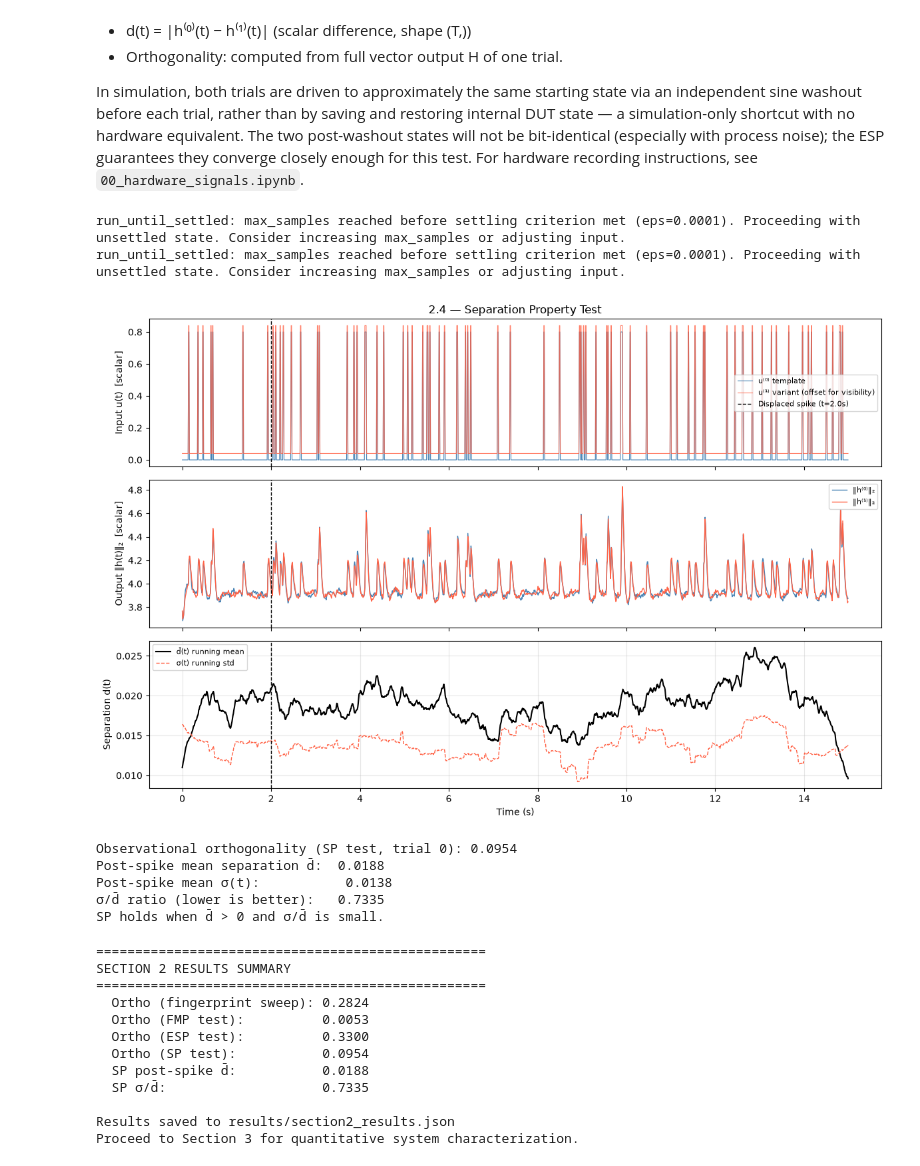
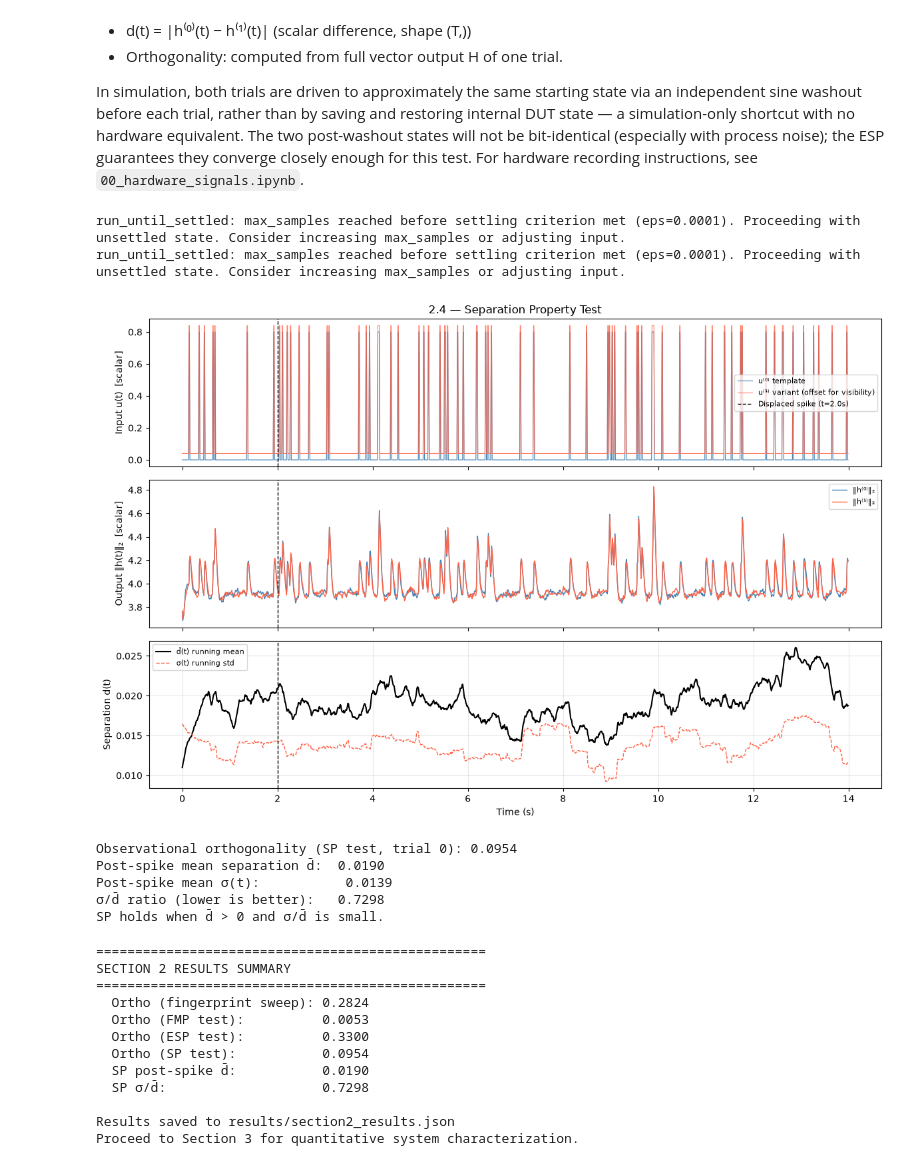
Before and after one commit to vs65497/PRC_SysID_Toolkit, a Jupyter notebook: 02_system_identification.ipynb, the cells around one changed output. Saved outputs shown, nothing was run; the diff lists cells and outputs as text; code cells hidden in the pictures.

```diff
--- a/02_system_identification.ipynb
+++ b/02_system_identification.ipynb
@@ -27,11 +28,14 @@ with open(os.path.join(RESULTS_DIR, "section1_results.json")) as f:
 
 V_SAFE     = s1["V_SAFE"]
 DUT_PARAMS = s1["DUT_params"]  # for Ag2S-NWN, use RECOMMENDED_PARAMS instead (see prc_toolkit.dut.ag2s_nwn)
+# DUT_PARAMS = RECOMMENDED_PARAMS  # Uncomment to switch to Ag2S-NWN
 
 print(f"Loaded V_safe = {V_SAFE:.3f} from Section 1 results.")
 
 # ── DUT selection: "liesn" (default), "ag2s_nwn", or "hardware" ─────────
 DUT_MODEL = "liesn"
+# DUT_MODEL = "ag2s_nwn"
+# DUT_MODEL = "hardware"
 
 # True whenever DUT_MODEL == "hardware" -- suppresses simulation-only
 # outputs (e.g. Column D of the visual fingerprint, unavailable on real
@@ -53,6 +57,8 @@ N_AMP_STEPS_FP     = 10    # Amplitude steps for the visual fingerprint sweep
 FP_SETTLE_PERIODS = 2      # Sine periods driven but discarded (let the transient settle)
 FP_RECORD_PERIODS = 3      # Sine periods recorded after settling
 
+N_TRIALS = 2   # hardcoded — the FMP/ESP test is designed for exactly 2 trials
+
 SETTLE_DURATION   = 10.0   # Seconds of settling input for FMP/ESP test
 PROBE_DURATION    = 10.0   # Seconds of near-zero DC probe after settling (FMP test)
 ESP_SWAP_DURATION = 10.0   # Seconds of u_C input for ESP observation
@@ -476,56 +498,69 @@ d_std  = np.array([
 t_sp = np.arange(len(u_template)) * DT
 t_spike_sec = SPIKE_IDX * DT
 
+# Trim the last `window` samples -- np.convolve's 'same' mode introduces a
+# boundary artifact there (d_mean collapses toward zero at the very end of
+# the series), which is not a real feature of the separation trajectory.
+trim = window
+t_plot   = t_sp[:-trim]
+d_plot   = d[:-trim]
+dm_plot  = d_mean[:-trim]
+ds_plot  = d_std[:-trim]
+u_template_plot = u_template[:-trim]
+u_variant_plot  = u_variant[:-trim]
+h0_scalar_plot  = h0_scalar[:-trim]
+h1_scalar_plot  = h1_scalar[:-trim]
+
 fig, axes = plt.subplots(3, 1, figsize=(12, 8), sharex=True)
 
 # Row 1: spike trains
-axes[0].plot(t_sp, u_template, color='steelblue', lw=0.8, label='u⁽⁰⁾ template')
-axes[0].plot(t_sp, u_variant + V_SAFE*0.05,  color='tomato',    lw=0.8,
+axes[0].plot(t_plot, u_template_plot, color='steelblue', lw=0.8, label='u⁽⁰⁾ template')
+axes[0].plot(t_plot, u_variant_plot + V_SAFE*0.05,  color='tomato',    lw=0.8,
              label='u⁽¹⁾ variant (offset for visibility)', alpha=0.8)
 axes[0].axvline(t_spike_sec, color='k', ls='--', lw=1, label=f'Displaced spike (t={t_spike_sec:.1f}s)')
 axes[0].set_ylabel("Input u(t)  [scalar]")
 axes[0].set_title("2.4 — Separation Property Test")
 axes[0].legend(fontsize=8)
 
 # Row 2: outputs
-axes[1].plot(t_sp, h0_scalar, color='steelblue', lw=1, label='‖h⁽⁰⁾‖₂')
-axes[1].plot(t_sp, h1_scalar, color='tomato',    lw=1, label='‖h⁽¹⁾‖₂')
+axes[1].plot(t_plot, h0_scalar_plot, color='steelblue', lw=1, label='‖h⁽⁰⁾‖₂')
+axes[1].plot(t_plot, h1_scalar_plot, color='tomato',    lw=1, label='‖h⁽¹⁾‖₂')
 axes[1].axvline(t_spike_sec, color='k', ls='--', lw=1)
 axes[1].set_ylabel("Output ‖h(t)‖₂  [scalar]")
 axes[1].legend(fontsize=8)
 
 # Row 3: separation d̄(t) and σ(t)
-axes[2].plot(t_sp, d_mean, color='k',      lw=1.5, label='d̄(t) running mean')
-axes[2].plot(t_sp, d_std,  color='tomato', lw=1.0, label='σ(t) running std', ls='--')
+axes[2].plot(t_plot, dm_plot, color='k',      lw=1.5, label='d̄(t) running mean')
+axes[2].plot(t_plot, ds_plot, color='tomato', lw=1.0, label='σ(t) running std', ls='--')
 axes[2].axvline(t_spike_sec, color='k', ls='--', lw=1)
 axes[2].set_xlabel("Time (s)")
 axes[2].set_ylabel("Separation d(t)")
 axes[2].legend(fontsize=8)
 axes[2].grid(True, alpha=0.3)
 
 plt.tight_layout()
 plt.show()
 
 # Orthogonality (from trial 0 full vector output)
 ortho_sp = observational_orthogonality(H0)
 print(f"Observational orthogonality (SP test, trial 0): {ortho_sp:.4f}")
 
 # Post-spike mean separation (mean d̄ after displaced spike time)
-post_spike_mask = t_sp > t_spike_sec
-d_post_mean = float(d_mean[post_spike_mask].mean())
-d_post_std  = float(d_std[post_spike_mask].mean())
+post_spike_mask = t_plot > t_spike_sec
+d_post_mean = float(dm_plot[post_spike_mask].mean())
+d_post_std  = float(ds_plot[post_spike_mask].mean())
 print(f"Post-spike mean separation d̄:  {d_post_mean:.4f}")
 print(f"Post-spike mean σ(t):           {d_post_std:.4f}")
 print(f"σ/d̄ ratio (lower is better):   {d_post_std/(d_post_mean+1e-12):.4f}")
 print("SP holds when d̄ > 0 and σ/d̄ is small.")
 # %% [output]
 run_until_settled: max_samples reached before settling criterion met (eps=0.0001). Proceeding with unsettled state. Consider increasing max_samples or adjusting input.
 run_until_settled: max_samples reached before settling criterion met (eps=0.0001). Proceeding with unsettled state. Consider increasing max_samples or adjusting input.
-[figure, old version]
+[figure, new version]
 Observational orthogonality (SP test, trial 0): 0.0954
-Post-spike mean separation d̄:  0.0188
-Post-spike mean σ(t):           0.0138
-σ/d̄ ratio (lower is better):   0.7335
+Post-spike mean separation d̄:  0.0190
+Post-spike mean σ(t):           0.0139
+σ/d̄ ratio (lower is better):   0.7298
 SP holds when d̄ > 0 and σ/d̄ is small.
 # %%
 # ── Section 2 Results Summary ──────────────────────────
@@ -569,8 +604,8 @@ SECTION 2 RESULTS SUMMARY
   Ortho (FMP test):          0.0053
   Ortho (ESP test):          0.3300
   Ortho (SP test):           0.0954
-  SP post-spike d̄:           0.0188
-  SP σ/d̄:                    0.7335
+  SP post-spike d̄:           0.0190
+  SP σ/d̄:                    0.7298
 
 Results saved to results/section2_results.json
 Proceed to Section 3 for quantitative system characterization.
```
Also changed, not shown: parts of 3 cells of this notebook, 4 other files.
